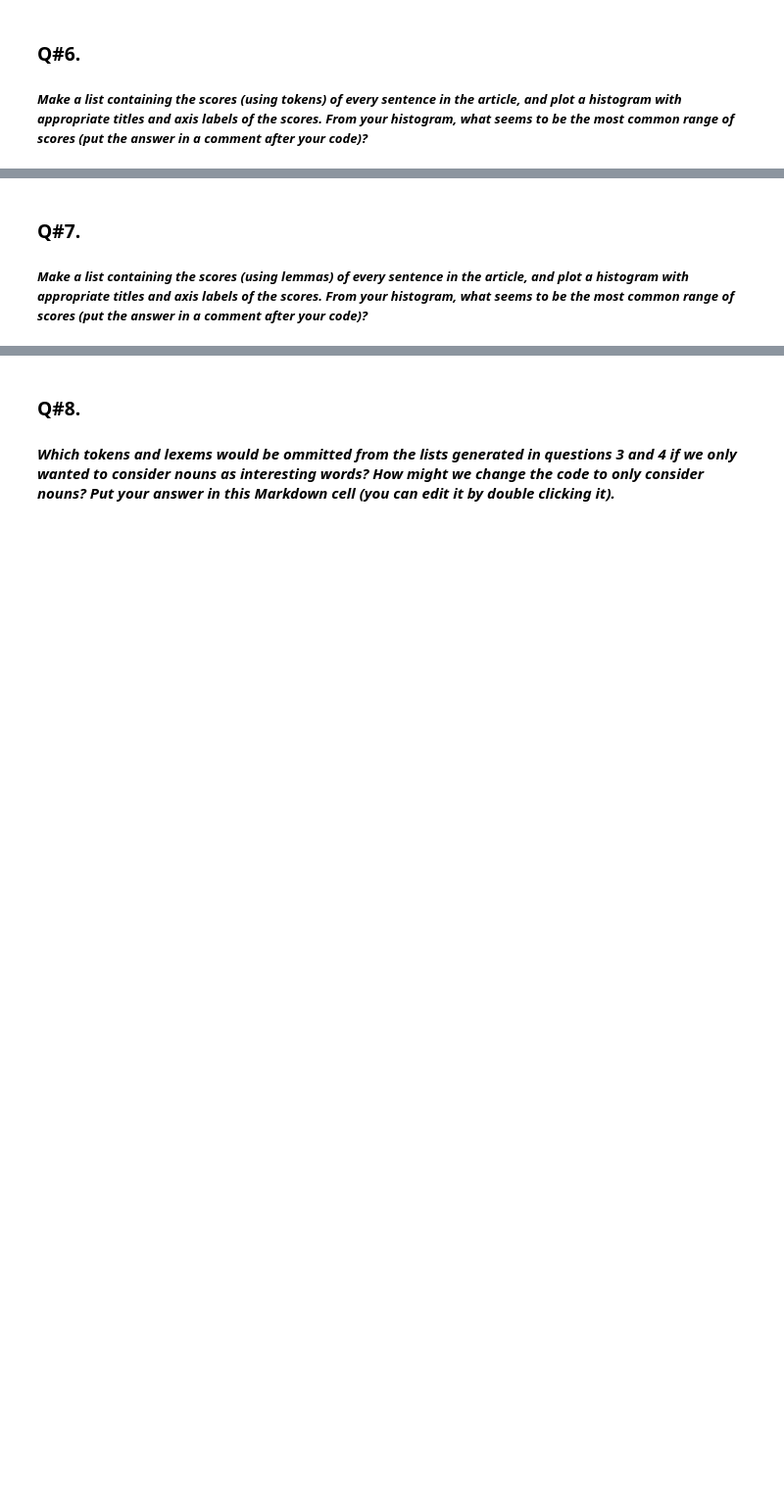
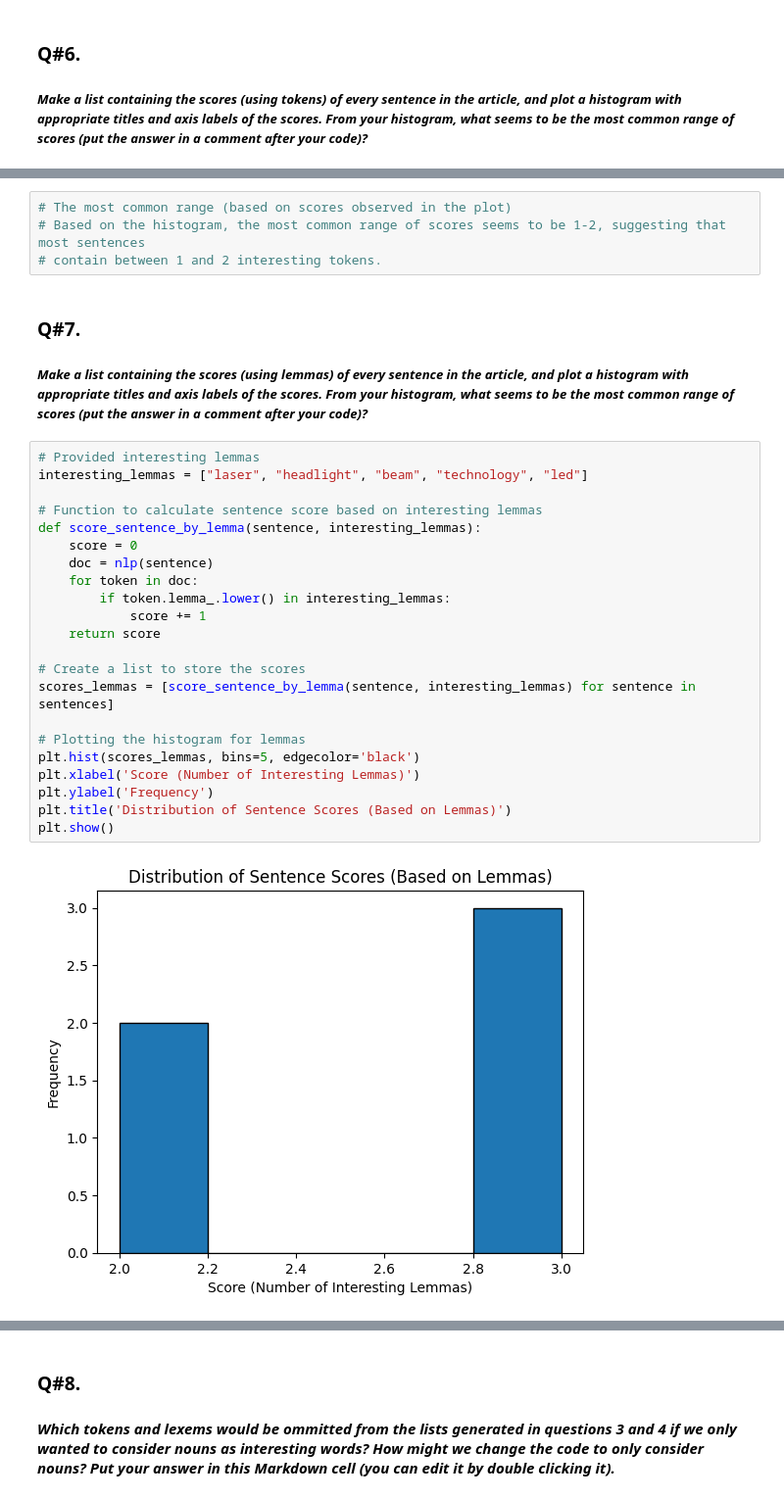
Before and after one commit to Tesfamariam100/web-scraping-p6, a Jupyter notebook: web-scraping.ipynb, the cells around one changed output, grey strips where cells are left out. Shown: that part at 98% size. Saved outputs shown, nothing was run; the diff lists cells and outputs as text; blank space fills up the shorter version.

```diff
--- a/web-scraping.ipynb
+++ b/web-scraping.ipynb
@@ -37,3 +264,31 @@ You may find some of the code from the in class notes useful; feel free to use m
+# %%
+# The most common range (based on scores observed in the plot)
+# Based on the histogram, the most common range of scores seems to be 1-2, suggesting that most sentences
+# contain between 1 and 2 interesting tokens.
 # %% [markdown]
 ### Q#7.
 ##### *Make a list containing the scores (using lemmas) of every sentence in the article, and plot a histogram with appropriate titles and axis labels of the scores.  From your histogram, what seems to be the most common range of scores (put the answer in a comment after your code)?*
+# %%
+# Provided interesting lemmas
+interesting_lemmas = ["laser", "headlight", "beam", "technology", "led"]
+
+# Function to calculate sentence score based on interesting lemmas
+def score_sentence_by_lemma(sentence, interesting_lemmas):
+    score = 0
+    doc = nlp(sentence)
+    for token in doc:
+        if token.lemma_.lower() in interesting_lemmas:
+            score += 1
+    return score
+
+# Create a list to store the scores
+scores_lemmas = [score_sentence_by_lemma(sentence, interesting_lemmas) for sentence in sentences]
+
+# Plotting the histogram for lemmas
+plt.hist(scores_lemmas, bins=5, edgecolor='black')
+plt.xlabel('Score (Number of Interesting Lemmas)')
+plt.ylabel('Frequency')
+plt.title('Distribution of Sentence Scores (Based on Lemmas)')
+plt.show()
+# %% [output]
+[figure, added]
```
Also changed, not shown: parts of 10 cells of this notebook, 15 other files.
